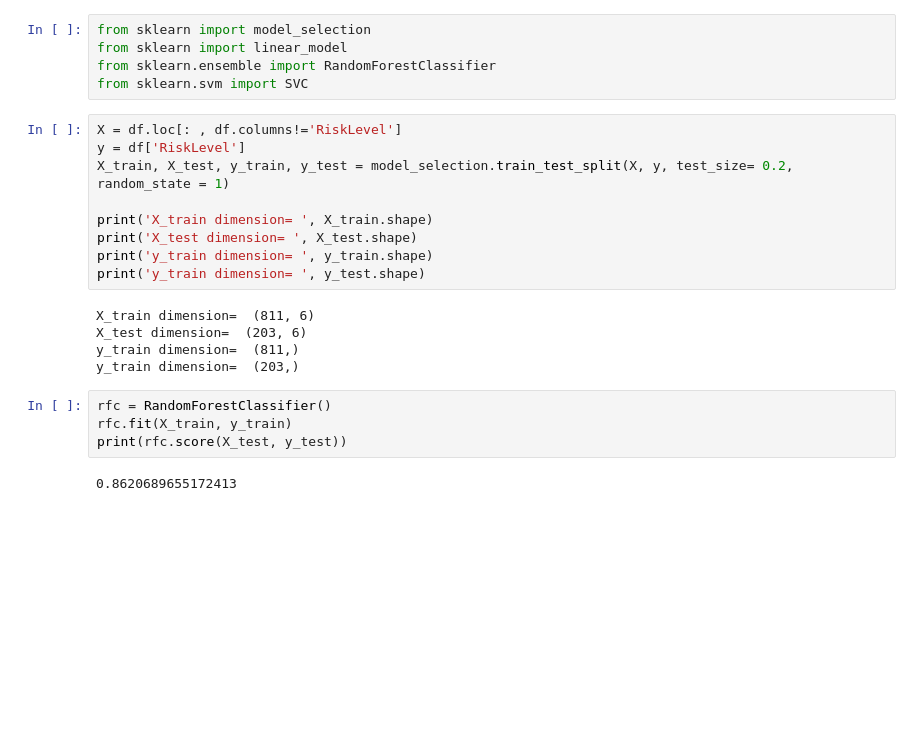
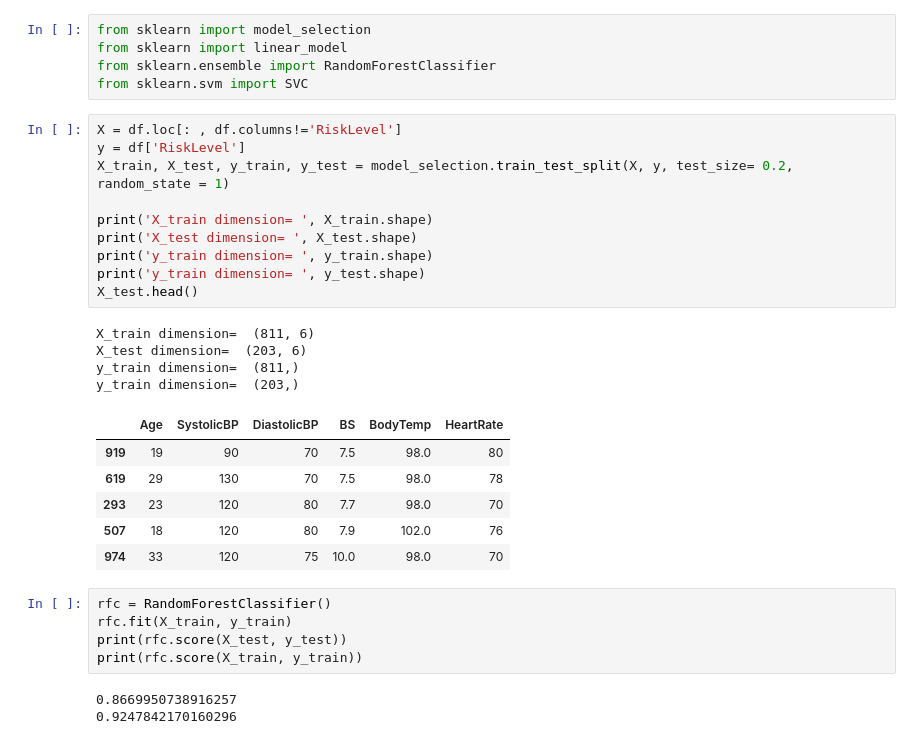
Before and after one commit to teesley/Health-Risk-Regression, a Jupyter notebook: Regression.ipynb, the cells around one changed output. Saved outputs shown, nothing was run; the diff lists cells and outputs as text; blank space fills up the shorter version.

```diff
--- a/Regression.ipynb
+++ b/Regression.ipynb
@@ -39,20 +39,29 @@ from sklearn.svm import SVC
 # %%
 X = df.loc[: , df.columns!='RiskLevel']
 y = df['RiskLevel']
 X_train, X_test, y_train, y_test = model_selection.train_test_split(X, y, test_size= 0.2, random_state = 1)
 
 print('X_train dimension= ', X_train.shape)
 print('X_test dimension= ', X_test.shape)
 print('y_train dimension= ', y_train.shape)
 print('y_train dimension= ', y_test.shape)
+X_test.head()
 # %% [output]
 X_train dimension=  (811, 6)
 X_test dimension=  (203, 6)
 y_train dimension=  (811,)
 y_train dimension=  (203,)
+|  | Age | SystolicBP | DiastolicBP | BS | BodyTemp | HeartRate |
+| 919 | 19 | 90 | 70 | 7.5 | 98.0 | 80 |
+| 619 | 29 | 130 | 70 | 7.5 | 98.0 | 78 |
+| 293 | 23 | 120 | 80 | 7.7 | 98.0 | 70 |
+| 507 | 18 | 120 | 80 | 7.9 | 102.0 | 76 |
+| 974 | 33 | 120 | 75 | 10.0 | 98.0 | 70 |
 # %%
 rfc = RandomForestClassifier()
 rfc.fit(X_train, y_train)
 print(rfc.score(X_test, y_test))
+print(rfc.score(X_train, y_train))
 # %% [output]
-0.8620689655172413
+0.8669950738916257
+0.9247842170160296
```
Also changed, not shown: parts of 1 cell of this notebook, 5 other files.
